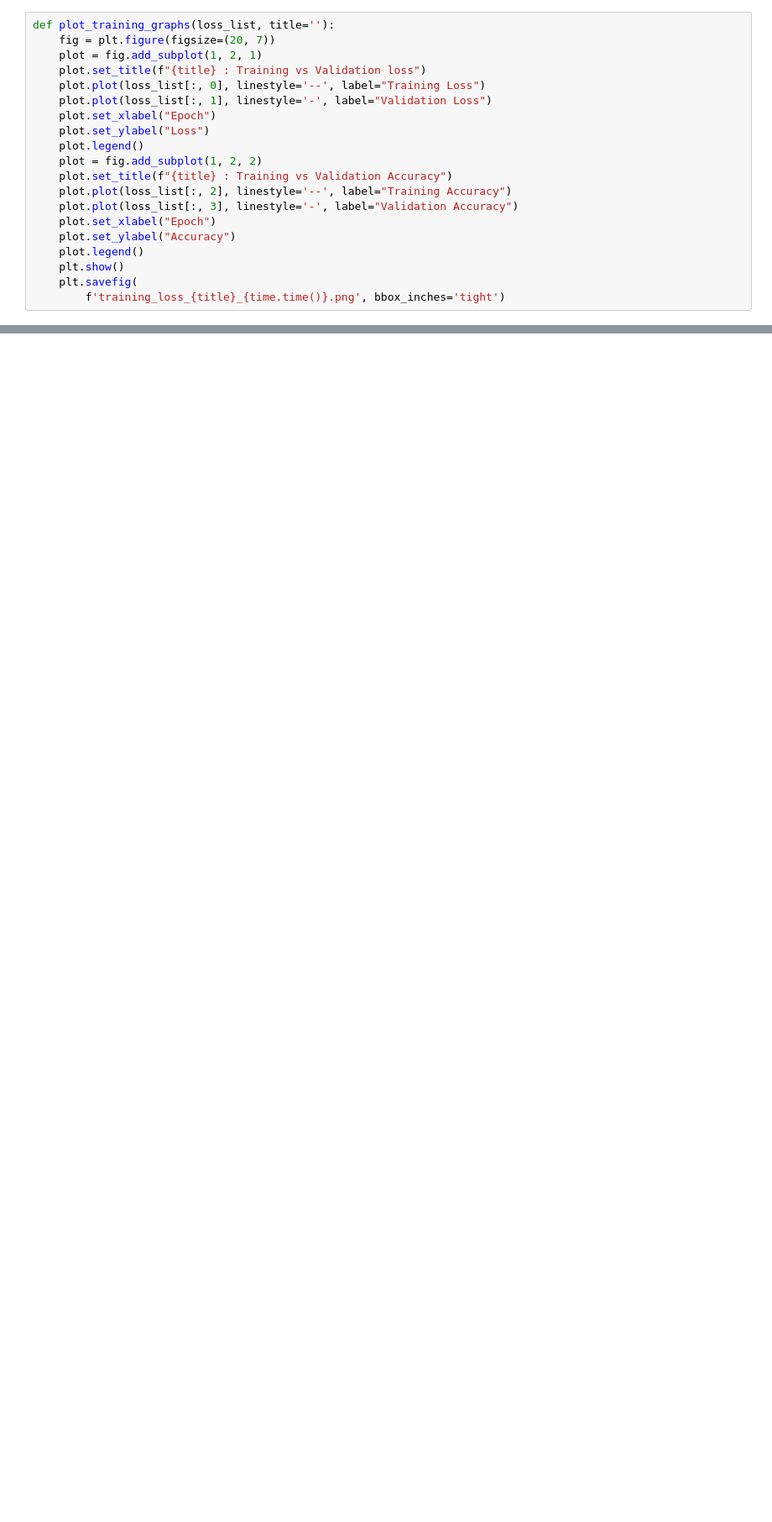
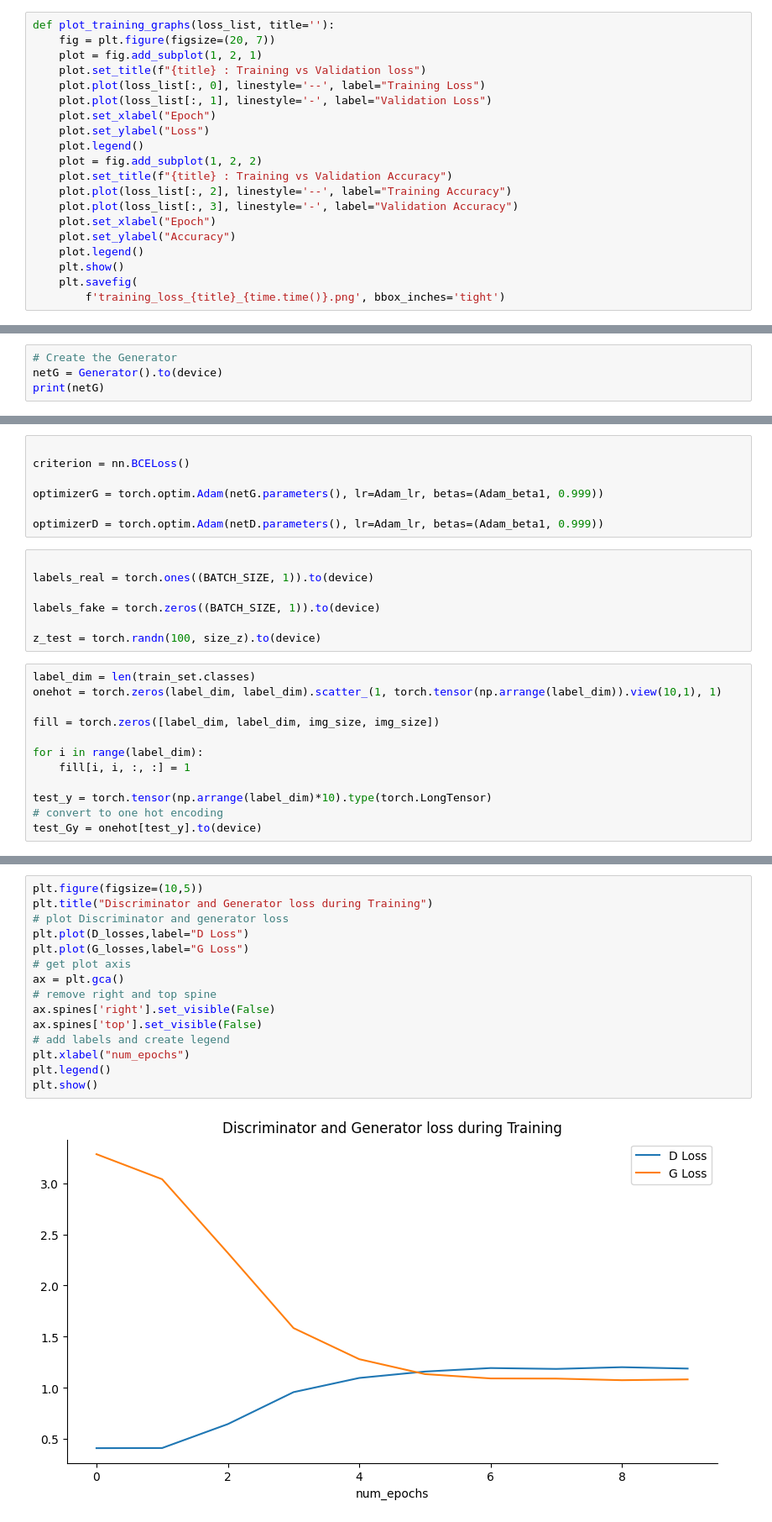
Before and after one commit to debonil/dlops-23, a Jupyter notebook: M21AIE225_DLOps_Assignment_4/M21AIE225_DLOps_Assignment_4_Q_1.ipynb, the cells around one changed output, grey strips where cells are left out. Shown at 84% size. Drawn from its saved outputs; the diff is of its cells as text; blank space fills up the shorter version.

```diff
--- a/M21AIE225_DLOps_Assignment_4/M21AIE225_DLOps_Assignment_4_Q_1.ipynb
+++ b/M21AIE225_DLOps_Assignment_4/M21AIE225_DLOps_Assignment_4_Q_1.ipynb
@@ -588,0 +359,4 @@ imageio.mimsave('MNIST_cDCGAN_epochs_{:d}'.format(num_epochs) + '.gif', gen_imag
+# %%
+# Create the Generator
+netG = Generator().to(device)
+print(netG)
@@ -588,0 +417,26 @@ imageio.mimsave('MNIST_cDCGAN_epochs_{:d}'.format(num_epochs) + '.gif', gen_imag
+# %%
+
+criterion = nn.BCELoss()
+
+optimizerG = torch.optim.Adam(netG.parameters(), lr=Adam_lr, betas=(Adam_beta1, 0.999))
+
+optimizerD = torch.optim.Adam(netD.parameters(), lr=Adam_lr, betas=(Adam_beta1, 0.999))
+# %%
+
+labels_real = torch.ones((BATCH_SIZE, 1)).to(device)
+
+labels_fake = torch.zeros((BATCH_SIZE, 1)).to(device)
+
+z_test = torch.randn(100, size_z).to(device)
+# %%
+label_dim = len(train_set.classes)
+onehot = torch.zeros(label_dim, label_dim).scatter_(1, torch.tensor(np.arrange(label_dim)).view(10,1), 1)
+
+fill = torch.zeros([label_dim, label_dim, img_size, img_size])
+
+for i in range(label_dim):
+    fill[i, i, :, :] = 1
+
+test_y = torch.tensor(np.arrange(label_dim)*10).type(torch.LongTensor)
+# convert to one hot encoding
+test_Gy = onehot[test_y].to(device)
@@ -588,0 +532,17 @@ imageio.mimsave('MNIST_cDCGAN_epochs_{:d}'.format(num_epochs) + '.gif', gen_imag
+# %%
+plt.figure(figsize=(10,5))
+plt.title("Discriminator and Generator loss during Training")
+# plot Discriminator and generator loss
+plt.plot(D_losses,label="D Loss")
+plt.plot(G_losses,label="G Loss")
+# get plot axis
+ax = plt.gca()
+# remove right and top spine
+ax.spines['right'].set_visible(False)
+ax.spines['top'].set_visible(False)
+# add labels and create legend
+plt.xlabel("num_epochs")
+plt.legend()
+plt.show()
+# %% [output]
+[figure, added]
```
Also changed, not shown: parts of 37 cells of this notebook, 2 other files.
